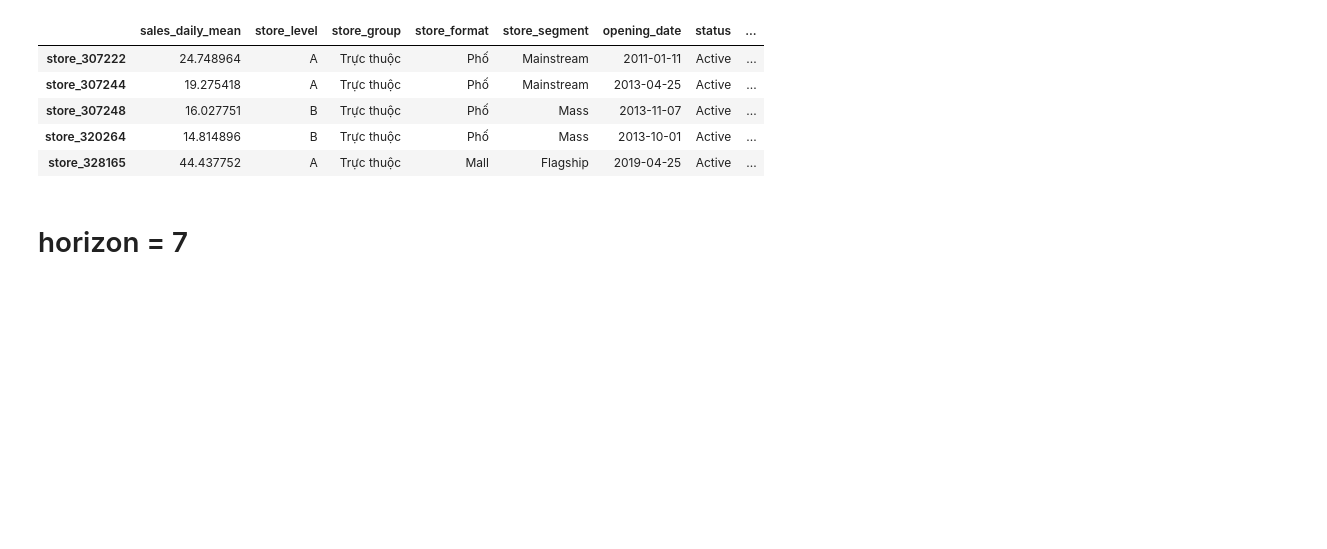
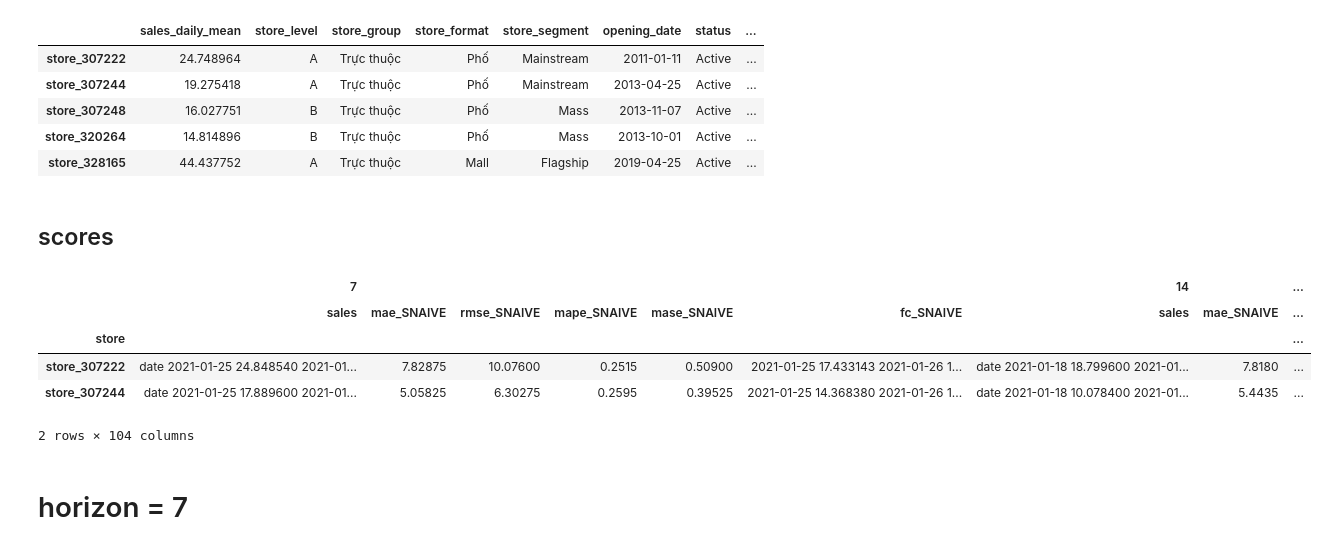
Before and after one commit to phucnh22/Sales_forecast, a Jupyter notebook: Forecast_8_results.ipynb, the cells around one changed output. Drawn from its saved outputs; the diff is of its cells as text; code cells hidden in the pictures; blank space fills up the shorter version.

```diff
--- a/Forecast_8_results.ipynb
+++ b/Forecast_8_results.ipynb
@@ -42,6 +44,49 @@ df.head()
 | store_307248 | 16.027751 | B | Trực thuộc | Phố | Mass | 2013-11-07 | Active | ... |
 | store_320264 | 14.814896 | B | Trực thuộc | Phố | Mass | 2013-10-01 | Active | ... |
 | store_328165 | 44.437752 | A | Trực thuộc | Mall | Flagship | 2019-04-25 | Active | ... |
+# %% [markdown]
+## scores
+# %%
+
+SNAIVE = []
+for i in [7,14,21,28]:
+    p = "results/f8/SNAIVE_result_" + str(i) + ".pkl"
+    SNAIVE.append(pd.read_pickle(p).set_index("store"))
+SNAIVE = pd.concat(SNAIVE, axis=1, keys=['7','14','21','28'])
+
+ARIMA = []
+for i in [7,14,21,28]:
+    p = "results/f8/ARIMA_result_" + str(i) + ".pkl"
+    ARIMA.append(pd.read_pickle(p).set_index("store"))
+ARIMA = pd.concat(ARIMA, axis=1, keys=['7','14','21','28'])
+
+PROPHET = []
+for i in [7,14,21,28]:
+    p = "results/f8/PROPHET_result_" + str(i) + ".pkl"
+    PROPHET.append(pd.read_pickle(p).set_index("store"))
+PROPHET = pd.concat(PROPHET, axis=1, keys=['7','14','21','28'])
+
+RF = []
+for i in [7,14,21,28]:
+    p = "results/f8/RF_result_" + str(i) + ".pkl"
+    RF.append(pd.read_pickle(p).set_index("store"))
+RF = pd.concat(RF, axis=1, keys=['7','14','21','28'])
+
+XGB = []
+for i in [7,14,21,28]:
+    p = "results/f8/XGB_result_" + str(i) + ".pkl"
+    XGB.append(pd.read_pickle(p).set_index("store"))
+XGB = pd.concat(XGB, axis=1, keys=['7','14','21','28'])
+# %%
+df_score = pd.concat([SNAIVE, ARIMA, PROPHET, RF, XGB], axis=1)
+df_score.head(2)
+# %% [output]
+|  | 7 |  |  |  |  |  | 14 |  | ... |
+|  | sales | mae_SNAIVE | rmse_SNAIVE | mape_SNAIVE | mase_SNAIVE | fc_SNAIVE | sales | mae_SNAIVE | ... |
+| store |  |  |  |  |  |  |  |  | ... |
+| store_307222 | date 2021-01-25 24.848540 2021-01... | 7.82875 | 10.07600 | 0.2515 | 0.50900 | 2021-01-25 17.433143 2021-01-26 1... | date 2021-01-18 18.799600 2021-01... | 7.8180 | ... |
+| store_307244 | date 2021-01-25 17.889600 2021-01... | 5.05825 | 6.30275 | 0.2595 | 0.39525 | 2021-01-25 14.368380 2021-01-26 1... | date 2021-01-18 10.078400 2021-01... | 5.4435 | ... |
+2 rows × 104 columns
 # %% [markdown]
 # horizon = 7
 # %%
```
Also changed, not shown: parts of 8 cells of this notebook, 46 other files.
